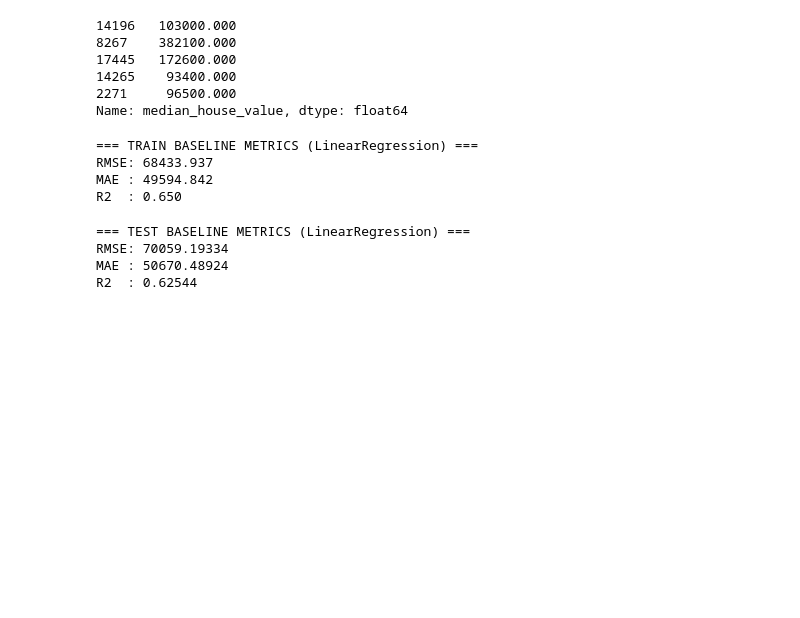
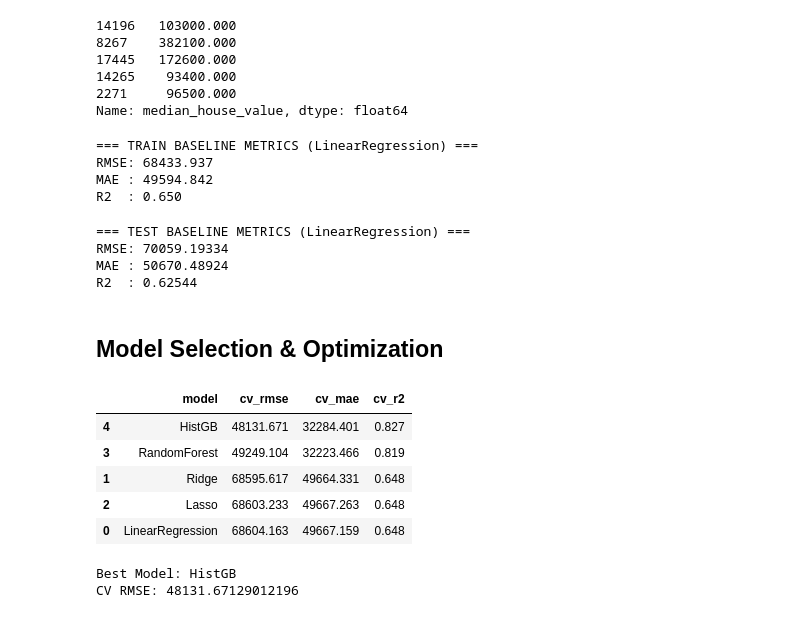
Before and after one commit to devloopcode/house_price_prediction, a Jupyter notebook: house_price_prediction.ipynb, the cells around one changed output. Drawn from its saved outputs; the diff is of its cells as text; code cells hidden in the pictures; blank space fills up the shorter version.

Commit message:
model selection and optimization

```diff
--- a/house_price_prediction.ipynb
+++ b/house_price_prediction.ipynb
@@ -386,3 +386,60 @@ print(f"R2  : {test_baseline_r2:.5f}")
 RMSE: 70059.19334
 MAE : 50670.48924
 R2  : 0.62544
+# %% [markdown]
+## Model Selection & Optimization
+# %%
+models = {
+    "LinearRegression": LinearRegression(),
+    "Ridge": Ridge(random_state=RANDOM_STATE),
+    "Lasso": Lasso(random_state=RANDOM_STATE, max_iter=10_000),
+    "RandomForest": RandomForestRegressor(),
+    "HistGB": HistGradientBoostingRegressor()
+}
+# %%
+k = 5
+cv = KFold(n_splits=k, shuffle=True, random_state=RANDOM_STATE)
+# %%
+scoring = {
+    "rmse": "neg_root_mean_squared_error",
+    "mae": "neg_mean_absolute_error",
+    "r2": "r2"
+}
+# %%
+rows = []
+for name, model in models.items():
+    pipe = Pipeline(
+        steps=[
+            ("preprocess", preprocess),
+            ("model", model)
+        ]
+    )
+    scores = cross_validate(pipe, X_train, y_train, cv=cv, scoring=scoring, n_jobs=1)
+    rows.append({
+        "model": name,
+        "cv_rmse": -scores["test_rmse"].mean(),
+        "cv_mae": -scores["test_mae"].mean(),
+        "cv_r2": scores["test_r2"].mean(),
+    })
+
+# sort base on lowest rmse value
+cv_result = pd.DataFrame(rows).sort_values("cv_rmse")
+cv_result
+# %% [output]
+|  | model | cv_rmse | cv_mae | cv_r2 |
+| 4 | HistGB | 48131.671 | 32284.401 | 0.827 |
+| 3 | RandomForest | 49249.104 | 32223.466 | 0.819 |
+| 1 | Ridge | 68595.617 | 49664.331 | 0.648 |
+| 2 | Lasso | 68603.233 | 49667.263 | 0.648 |
+| 0 | LinearRegression | 68604.163 | 49667.159 | 0.648 |
+# %%
+best_row = cv_result.sort_values("cv_rmse").iloc[0]
+
+best_model_name = best_row["model"]
+best_rmse = best_row["cv_rmse"]
+
+print(f"Best Model: {best_model_name}")
+print(f"CV RMSE: {best_rmse}")
+# %% [output]
+Best Model: HistGB
+CV RMSE: 48131.67129012196
```
